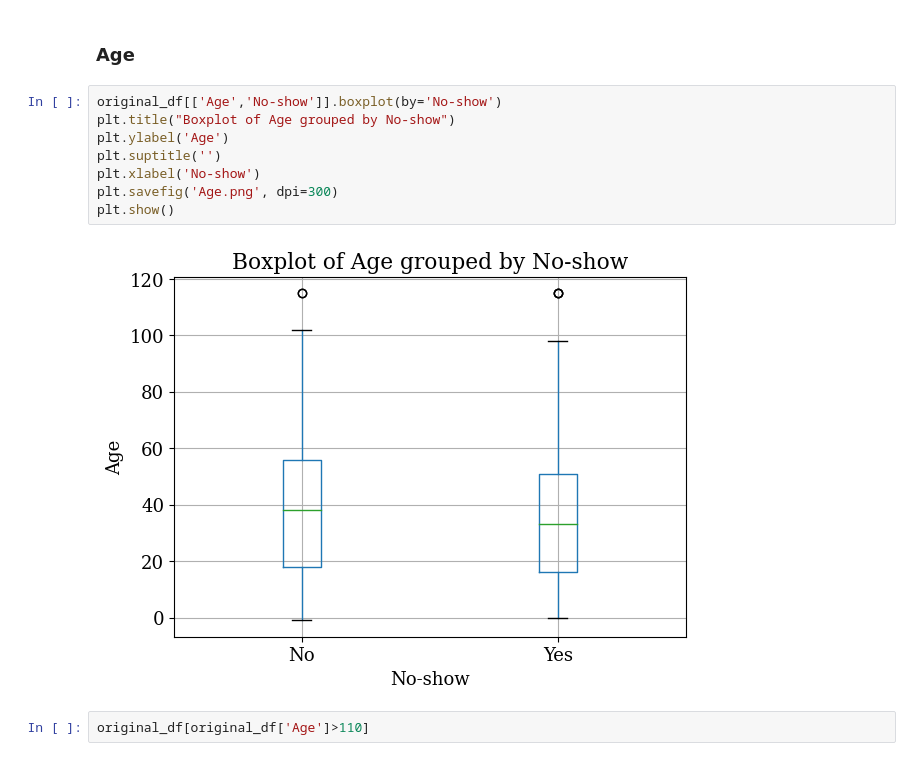
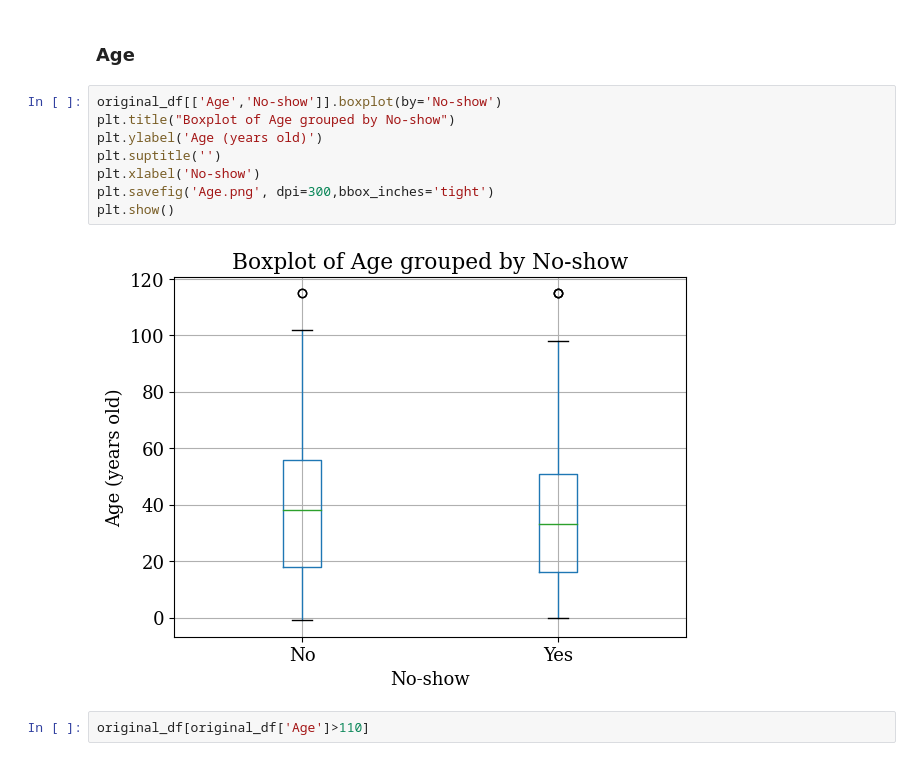
Before and after one commit to f18bc/data1030project, a Jupyter notebook: src/Final Project.ipynb, the cells around one changed output. Saved outputs shown, nothing was run; the diff lists cells and outputs as text.

```diff
--- a/src/Final Project.ipynb
+++ b/src/Final Project.ipynb
@@ -246,13 +246,13 @@ print(len(original_df[(original_df['SMS_received']==1)&(original_df['No-show']==
 # %%
 original_df[['Age','No-show']].boxplot(by='No-show')
 plt.title("Boxplot of Age grouped by No-show")
-plt.ylabel('Age')
+plt.ylabel('Age (years old)')
 plt.suptitle('')
 plt.xlabel('No-show')
-plt.savefig('Age.png', dpi=300)
+plt.savefig('Age.png', dpi=300,bbox_inches='tight')
 plt.show()
 # %% [output]
-[figure, old version]
+[figure, new version]
 # %%
 original_df[original_df['Age']>110]
 # %% [output]
```
Also changed, not shown: parts of 2 cells of this notebook, 1 other file.
